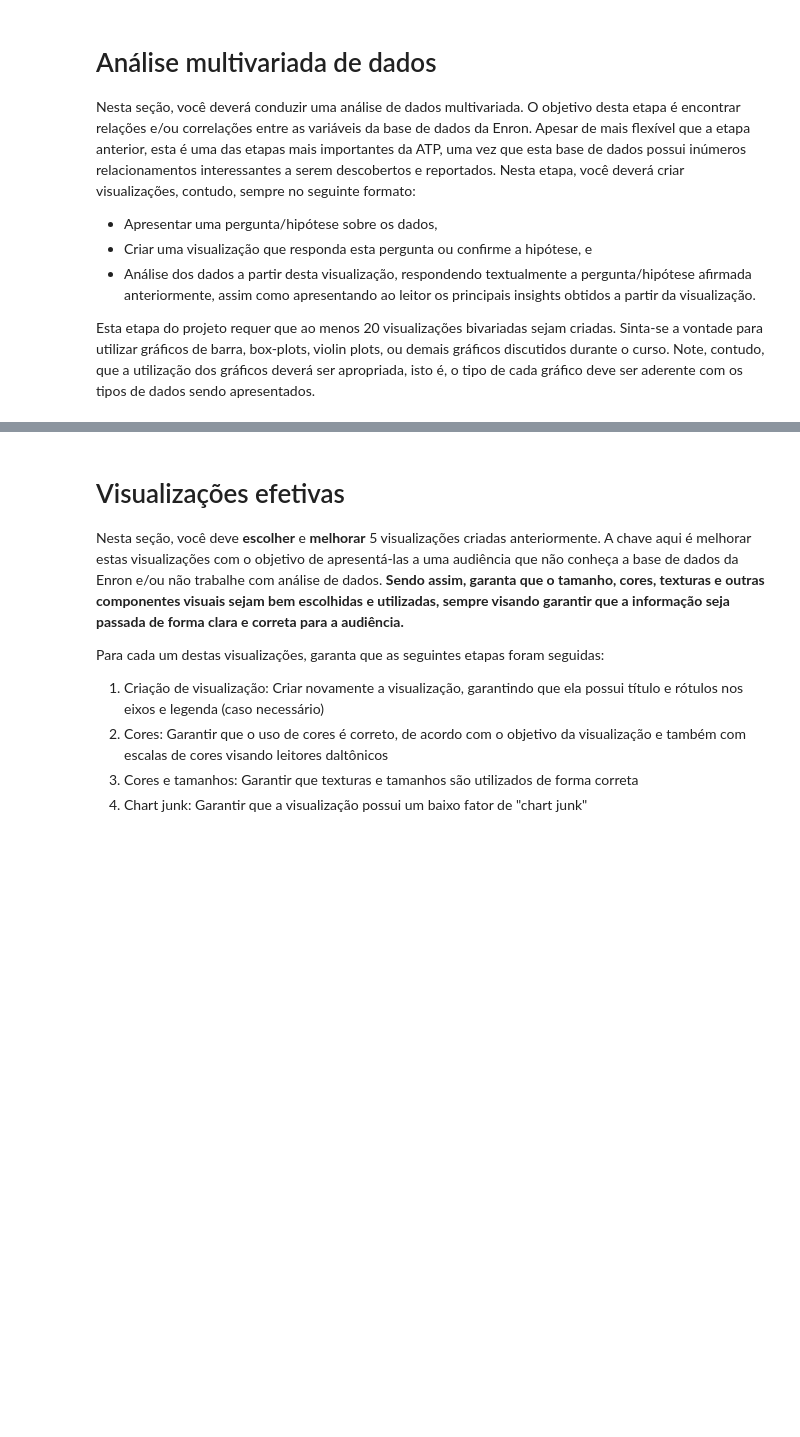
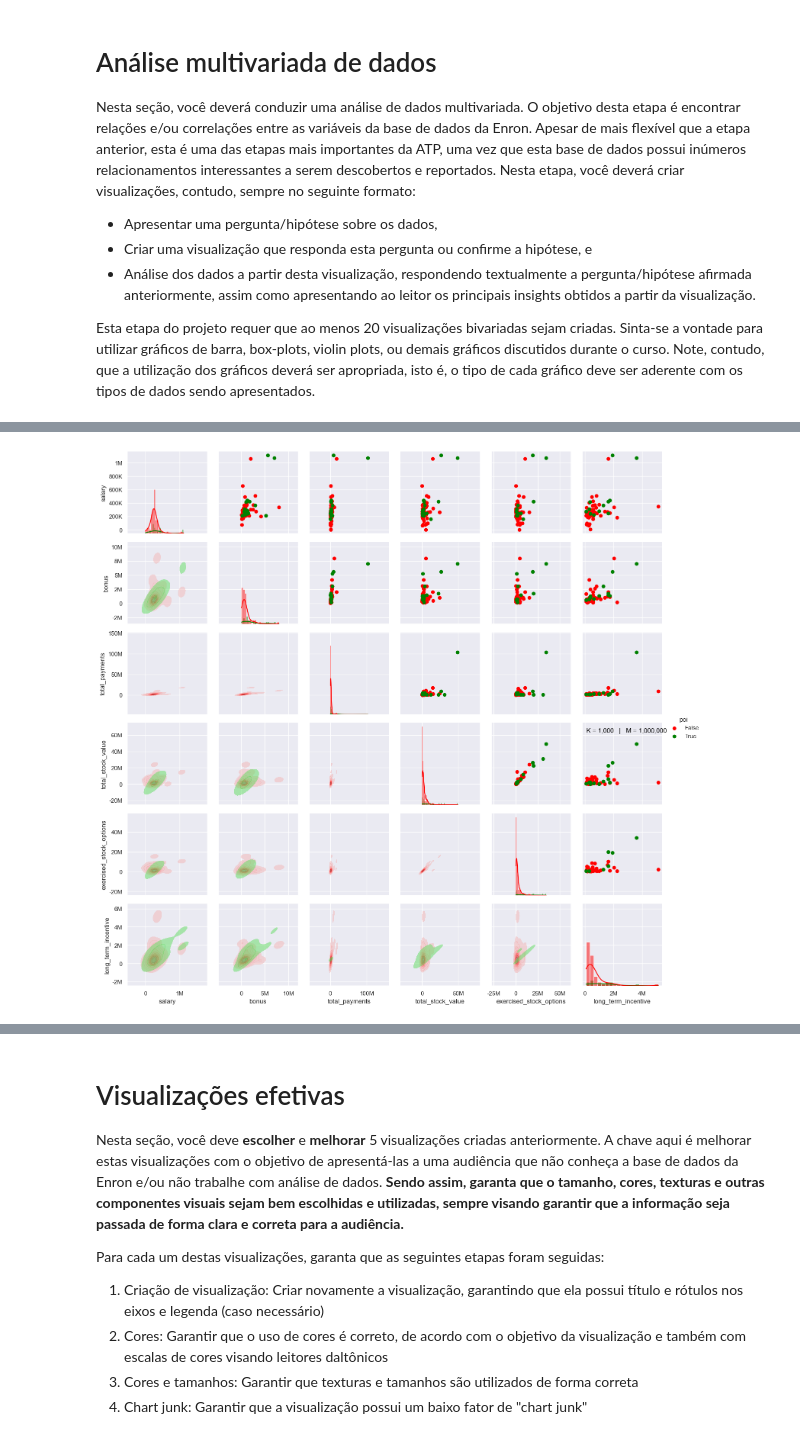
Before and after one commit to GhortheBrute/Preparacao-e-Analise-Exploratoria-de-Dados, a Jupyter notebook: Atividade Prática/Jesus Wildes - AED - ATP (Etapa 3).ipynb, the cells around one changed output, grey strips where cells are left out. Cells and saved outputs as stored; diff of their text form; code cells hidden in the pictures; blank space fills up the shorter version.

```diff
--- a/Atividade Prática/Jesus Wildes - AED - ATP (Etapa 3).ipynb
+++ b/Atividade Prática/Jesus Wildes - AED - ATP (Etapa 3).ipynb
@@ -248,9 +296,11 @@ for var in variaveis_numericas:
     ax = sns.histplot(x=df[var], color='skyblue', bins=30)
 
     # Formata o eixo X para mostrar valores em milhões com 'M', para melhor visualização
-    ax.xaxis.set_major_formatter(ticker.FuncFormatter(lambda x, _: f'{x/1e6:.1f}M' if x >= 1e6 else f'{int(x):,}'))
+    ax.xaxis.set_major_formatter(formatter)
     plt.title(f'Histograma da variável: {var}')
     plt.xlabel(var)
+    plt.ylabel('Frequência')
     plt.tight_layout()
+    adicionar_legenda_escala()
     plt.show()
 # %% [output]
@@ -297,0 +348,25 @@ sns.heatmap(df_numericas.corr(), annot=True, cmap='coolwarm', fmt='.2f', linewid
+# %%
+colunas = [
+    'salary', 'bonus', 'total_payments', 'total_stock_value',
+    'exercised_stock_options', 'long_term_incentive'
+]
+cores = {
+    True: 'green',
+    False: 'red'
+}
+
+grid = sns.PairGrid(df, vars=colunas, hue='poi', palette=cores)
+grid.map_lower(sns.kdeplot, fill=True, alpha=0.5)
+grid.map_diag(sns.histplot, kde=True)
+grid.map_upper(plt.scatter)
+grid.add_legend()
+
+for ax in grid.axes.flat:
+    if ax is not None:
+        ax.xaxis.set_major_formatter(formatter)
+        ax.yaxis.set_major_formatter(formatter)
+
+adicionar_legenda_escala(x=0.94, y=0.49)
+plt.show()
+# %% [output]
+[figure, added]
```
Also changed, not shown: parts of 18 cells of this notebook, 7 other files.
